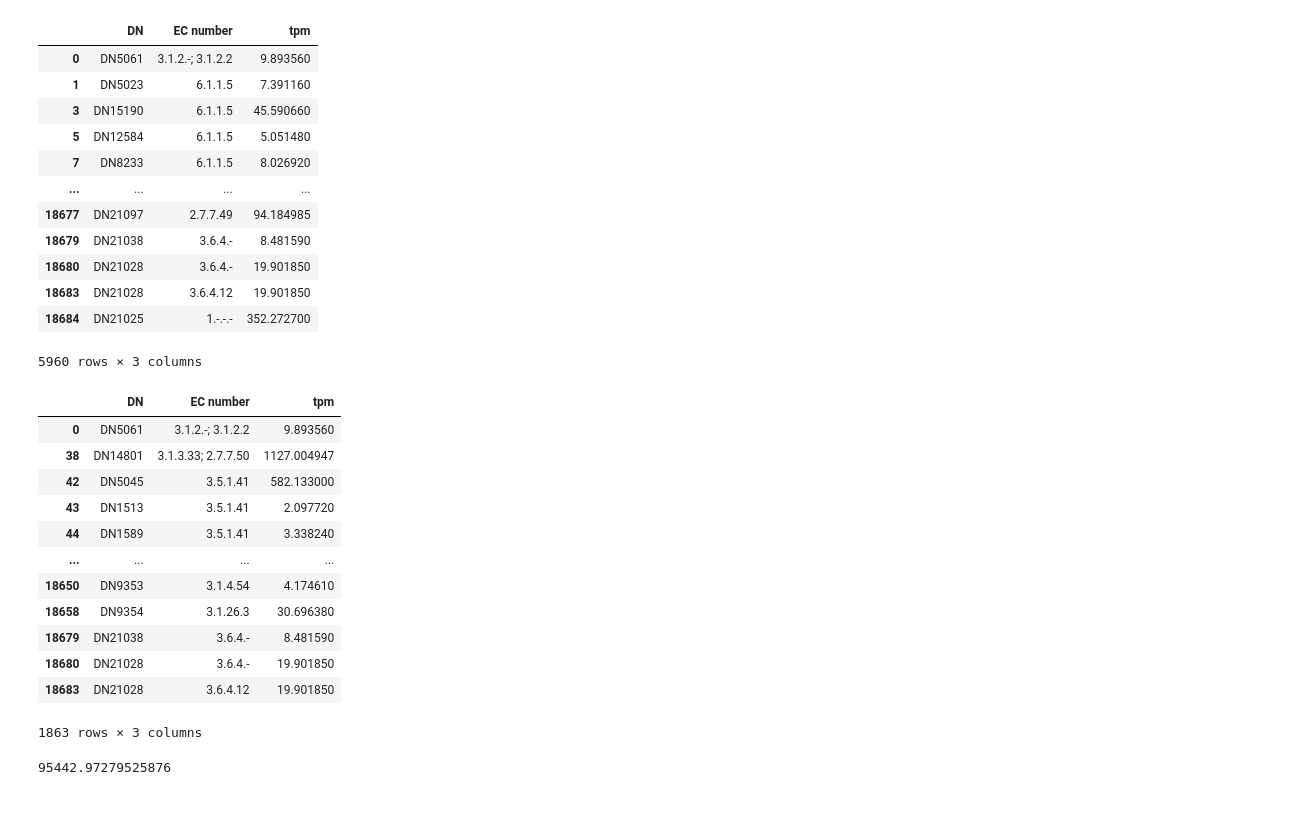
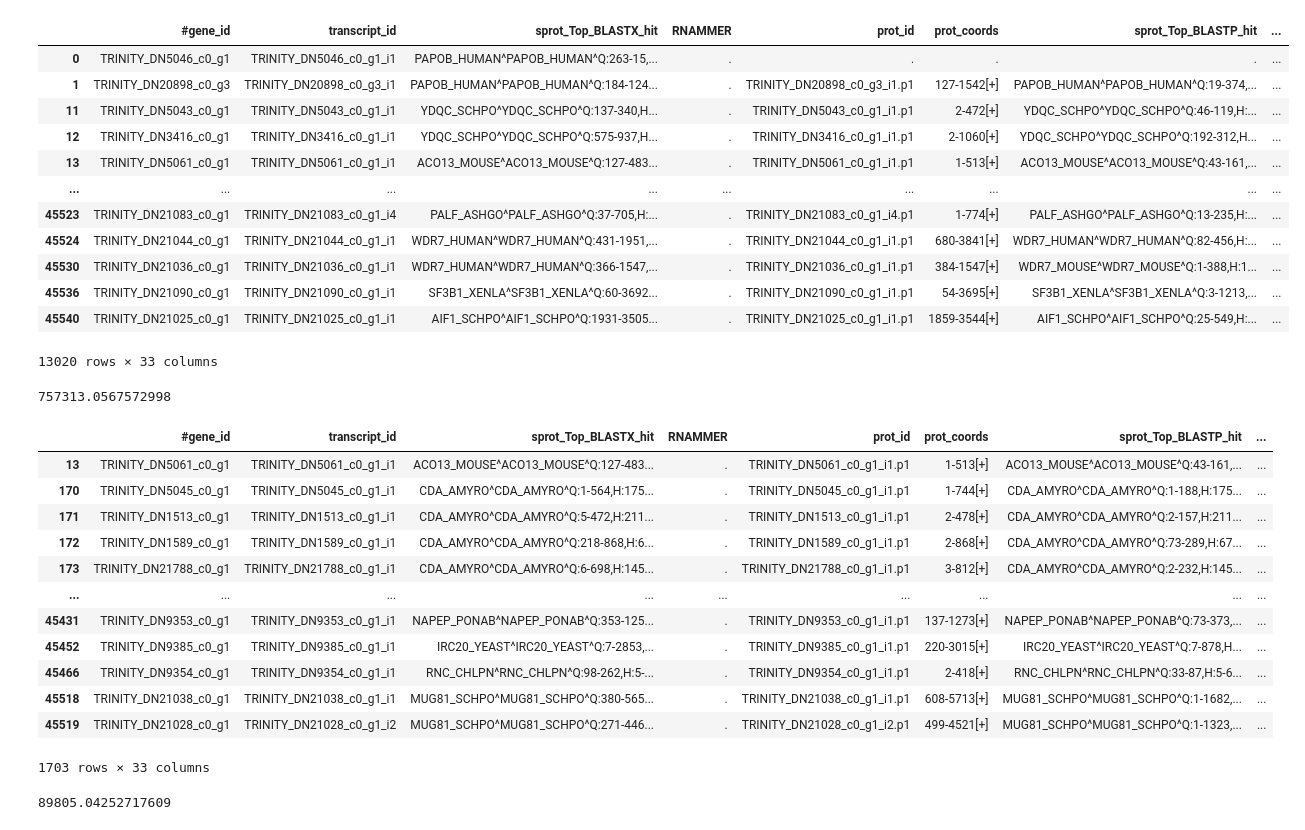
Before and after one commit to juliaradula/rhizomucor_miehei_transcriptome, a Jupyter notebook: transcriptome_mapping.ipynb, the cells around one changed output. Saved outputs shown, nothing was run; the diff lists cells and outputs as text; code cells hidden in the pictures.

```diff
--- a/transcriptome_mapping.ipynb
+++ b/transcriptome_mapping.ipynb
@@ -59,42 +77,46 @@ tpm          float64
 dtype: object
 # %%
-enzimas2 = enzimas.drop_duplicates()
+enzimas2 = anotados.drop_duplicates(subset=["1"])
 enzimas2
 # %% [output]
-|  | DN | EC number | tpm |
-| 0 | DN5061 | 3.1.2.-; 3.1.2.2 | 9.893560 |
-| 1 | DN5023 | 6.1.1.5 | 7.391160 |
-| 3 | DN15190 | 6.1.1.5 | 45.590660 |
-| 5 | DN12584 | 6.1.1.5 | 5.051480 |
-| 7 | DN8233 | 6.1.1.5 | 8.026920 |
-| ... | ... | ... | ... |
-| 18677 | DN21097 | 2.7.7.49 | 94.184985 |
-| 18679 | DN21038 | 3.6.4.- | 8.481590 |
-| 18680 | DN21028 | 3.6.4.- | 19.901850 |
-| 18683 | DN21028 | 3.6.4.12 | 19.901850 |
-| 18684 | DN21025 | 1.-.-.- | 352.272700 |
+|  | #gene_id | transcript_id | sprot_Top_BLASTX_hit | RNAMMER | prot_id | prot_coords | sprot_Top_BLASTP_hit | ... |
+| 0 | TRINITY_DN5046_c0_g1 | TRINITY_DN5046_c0_g1_i1 | PAPOB_HUMAN^PAPOB_HUMAN^Q:263-15,... | . | . | . | . | ... |
+| 1 | TRINITY_DN20898_c0_g3 | TRINITY_DN20898_c0_g3_i1 | PAPOB_HUMAN^PAPOB_HUMAN^Q:184-124... | . | TRINITY_DN20898_c0_g3_i1.p1 | 127-1542[+] | PAPOB_HUMAN^PAPOB_HUMAN^Q:19-374,... | ... |
+| 11 | TRINITY_DN5043_c0_g1 | TRINITY_DN5043_c0_g1_i1 | YDQC_SCHPO^YDQC_SCHPO^Q:137-340,H... | . | TRINITY_DN5043_c0_g1_i1.p1 | 2-472[+] | YDQC_SCHPO^YDQC_SCHPO^Q:46-119,H:... | ... |
+| 12 | TRINITY_DN3416_c0_g1 | TRINITY_DN3416_c0_g1_i1 | YDQC_SCHPO^YDQC_SCHPO^Q:575-937,H... | . | TRINITY_DN3416_c0_g1_i1.p1 | 2-1060[+] | YDQC_SCHPO^YDQC_SCHPO^Q:192-312,H... | ... |
+| 13 | TRINITY_DN5061_c0_g1 | TRINITY_DN5061_c0_g1_i1 | ACO13_MOUSE^ACO13_MOUSE^Q:127-483... | . | TRINITY_DN5061_c0_g1_i1.p1 | 1-513[+] | ACO13_MOUSE^ACO13_MOUSE^Q:43-161,... | ... |
+| ... | ... | ... | ... | ... | ... | ... | ... | ... |
+| 45523 | TRINITY_DN21083_c0_g1 | TRINITY_DN21083_c0_g1_i4 | PALF_ASHGO^PALF_ASHGO^Q:37-705,H:... | . | TRINITY_DN21083_c0_g1_i4.p1 | 1-774[+] | PALF_ASHGO^PALF_ASHGO^Q:13-235,H:... | ... |
+| 45524 | TRINITY_DN21044_c0_g1 | TRINITY_DN21044_c0_g1_i1 | WDR7_HUMAN^WDR7_HUMAN^Q:431-1951,... | . | TRINITY_DN21044_c0_g1_i1.p1 | 680-3841[+] | WDR7_HUMAN^WDR7_HUMAN^Q:82-456,H:... | ... |
+| 45530 | TRINITY_DN21036_c0_g1 | TRINITY_DN21036_c0_g1_i1 | WDR7_HUMAN^WDR7_HUMAN^Q:366-1547,... | . | TRINITY_DN21036_c0_g1_i1.p1 | 384-1547[+] | WDR7_MOUSE^WDR7_MOUSE^Q:1-388,H:1... | ... |
+| 45536 | TRINITY_DN21090_c0_g1 | TRINITY_DN21090_c0_g1_i1 | SF3B1_XENLA^SF3B1_XENLA^Q:60-3692... | . | TRINITY_DN21090_c0_g1_i1.p1 | 54-3695[+] | SF3B1_XENLA^SF3B1_XENLA^Q:3-1213,... | ... |
+| 45540 | TRINITY_DN21025_c0_g1 | TRINITY_DN21025_c0_g1_i1 | AIF1_SCHPO^AIF1_SCHPO^Q:1931-3505... | . | TRINITY_DN21025_c0_g1_i1.p1 | 1859-3544[+] | AIF1_SCHPO^AIF1_SCHPO^Q:25-549,H:... | ... |
-5960 rows × 3 columns
+13020 rows × 33 columns
+# %%
+sum(enzimas2["soma_tpm"])
+# %% [output]
+757313.0567572998
 # %%
-hidrolases2 = pd.DataFrame(enzimas2[enzimas2["EC number"].str.match("^3.*") == True])
+hidrolases2 = pd.DataFrame(enzimas2[enzimas2["EC number"].str.match("3.*") == True])
 hidrolases2
 # %% [output]
-|  | DN | EC number | tpm |
-| 0 | DN5061 | 3.1.2.-; 3.1.2.2 | 9.893560 |
-| 38 | DN14801 | 3.1.3.33; 2.7.7.50 | 1127.004947 |
-| 42 | DN5045 | 3.5.1.41 | 582.133000 |
-| 43 | DN1513 | 3.5.1.41 | 2.097720 |
-| 44 | DN1589 | 3.5.1.41 | 3.338240 |
-| ... | ... | ... | ... |
-| 18650 | DN9353 | 3.1.4.54 | 4.174610 |
-| 18658 | DN9354 | 3.1.26.3 | 30.696380 |
-| 18679 | DN21038 | 3.6.4.- | 8.481590 |
-| 18680 | DN21028 | 3.6.4.- | 19.901850 |
-| 18683 | DN21028 | 3.6.4.12 | 19.901850 |
+|  | #gene_id | transcript_id | sprot_Top_BLASTX_hit | RNAMMER | prot_id | prot_coords | sprot_Top_BLASTP_hit | ... |
+| 13 | TRINITY_DN5061_c0_g1 | TRINITY_DN5061_c0_g1_i1 | ACO13_MOUSE^ACO13_MOUSE^Q:127-483... | . | TRINITY_DN5061_c0_g1_i1.p1 | 1-513[+] | ACO13_MOUSE^ACO13_MOUSE^Q:43-161,... | ... |
+| 170 | TRINITY_DN5045_c0_g1 | TRINITY_DN5045_c0_g1_i1 | CDA_AMYRO^CDA_AMYRO^Q:1-564,H:175... | . | TRINITY_DN5045_c0_g1_i1.p1 | 1-744[+] | CDA_AMYRO^CDA_AMYRO^Q:1-188,H:175... | ... |
+| 171 | TRINITY_DN1513_c0_g1 | TRINITY_DN1513_c0_g1_i1 | CDA_AMYRO^CDA_AMYRO^Q:5-472,H:211... | . | TRINITY_DN1513_c0_g1_i1.p1 | 2-478[+] | CDA_AMYRO^CDA_AMYRO^Q:2-157,H:211... | ... |
+| 172 | TRINITY_DN1589_c0_g1 | TRINITY_DN1589_c0_g1_i1 | CDA_AMYRO^CDA_AMYRO^Q:218-868,H:6... | . | TRINITY_DN1589_c0_g1_i1.p1 | 2-868[+] | CDA_AMYRO^CDA_AMYRO^Q:73-289,H:67... | ... |
+| 173 | TRINITY_DN21788_c0_g1 | TRINITY_DN21788_c0_g1_i1 | CDA_AMYRO^CDA_AMYRO^Q:6-698,H:145... | . | TRINITY_DN21788_c0_g1_i1.p1 | 3-812[+] | CDA_AMYRO^CDA_AMYRO^Q:2-232,H:145... | ... |
+| ... | ... | ... | ... | ... | ... | ... | ... | ... |
+| 45431 | TRINITY_DN9353_c0_g1 | TRINITY_DN9353_c0_g1_i1 | NAPEP_PONAB^NAPEP_PONAB^Q:353-125... | . | TRINITY_DN9353_c0_g1_i1.p1 | 137-1273[+] | NAPEP_PONAB^NAPEP_PONAB^Q:73-373,... | ... |
+| 45452 | TRINITY_DN9385_c0_g1 | TRINITY_DN9385_c0_g1_i1 | IRC20_YEAST^IRC20_YEAST^Q:7-2853,... | . | TRINITY_DN9385_c0_g1_i1.p1 | 220-3015[+] | IRC20_YEAST^IRC20_YEAST^Q:7-878,H... | ... |
+| 45466 | TRINITY_DN9354_c0_g1 | TRINITY_DN9354_c0_g1_i1 | RNC_CHLPN^RNC_CHLPN^Q:98-262,H:5-... | . | TRINITY_DN9354_c0_g1_i1.p1 | 2-418[+] | RNC_CHLPN^RNC_CHLPN^Q:33-87,H:5-6... | ... |
+| 45518 | TRINITY_DN21038_c0_g1 | TRINITY_DN21038_c0_g1_i1 | MUG81_SCHPO^MUG81_SCHPO^Q:380-565... | . | TRINITY_DN21038_c0_g1_i1.p1 | 608-5713[+] | MUG81_SCHPO^MUG81_SCHPO^Q:1-1682,... | ... |
+| 45519 | TRINITY_DN21028_c0_g1 | TRINITY_DN21028_c0_g1_i2 | MUG81_SCHPO^MUG81_SCHPO^Q:271-446... | . | TRINITY_DN21028_c0_g1_i2.p1 | 499-4521[+] | MUG81_SCHPO^MUG81_SCHPO^Q:1-1323,... | ... |
-1863 rows × 3 columns
+1703 rows × 33 columns
 # %%
-hidrolases2["tpm"].sum()
+hidrolases2["soma_tpm"].sum()
 # %% [output]
-95442.97279525876
+89805.04252717609
 # %%
 oxirresutases2 = pd.DataFrame(enzimas2[enzimas2["EC number"].str.match("^1.*") == True])
 transferases2 = pd.DataFrame(enzimas2[enzimas2["EC number"].str.match("^2.*") == True])
```
Also changed, not shown: parts of 26 cells of this notebook.
